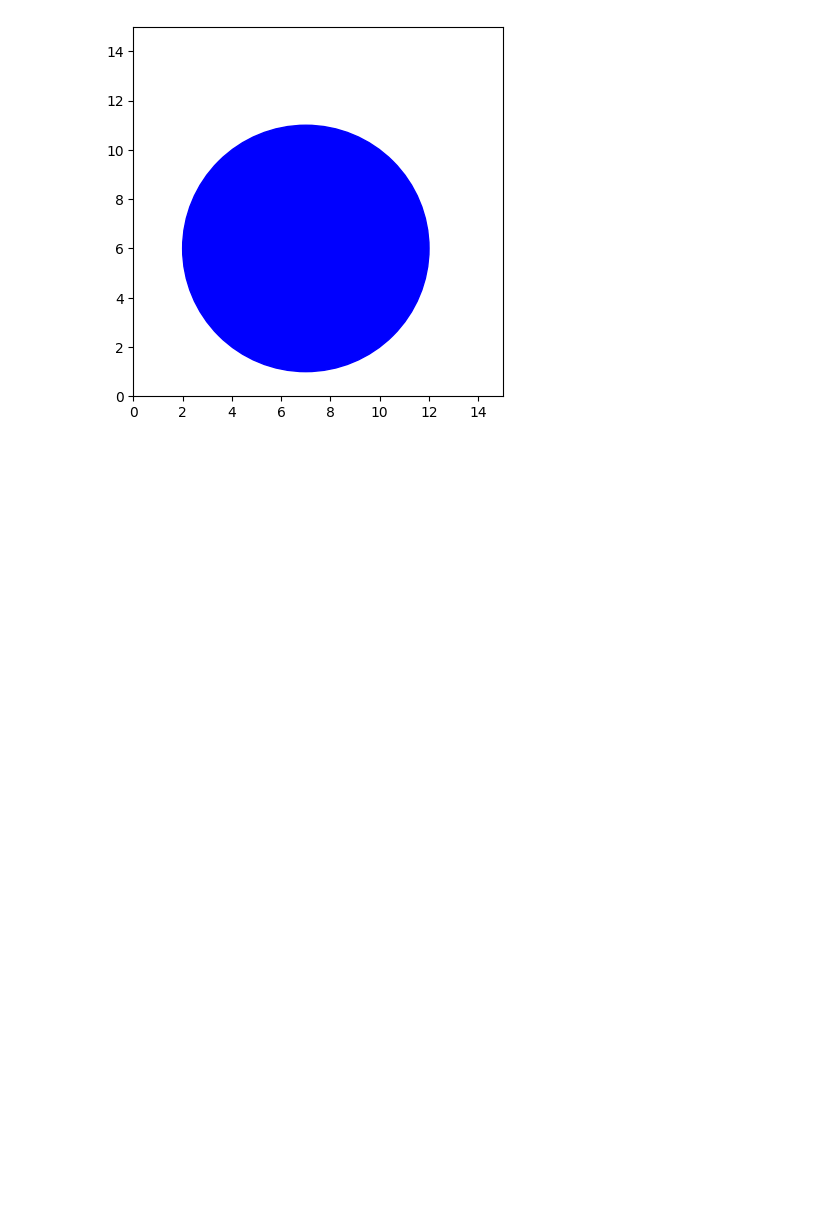
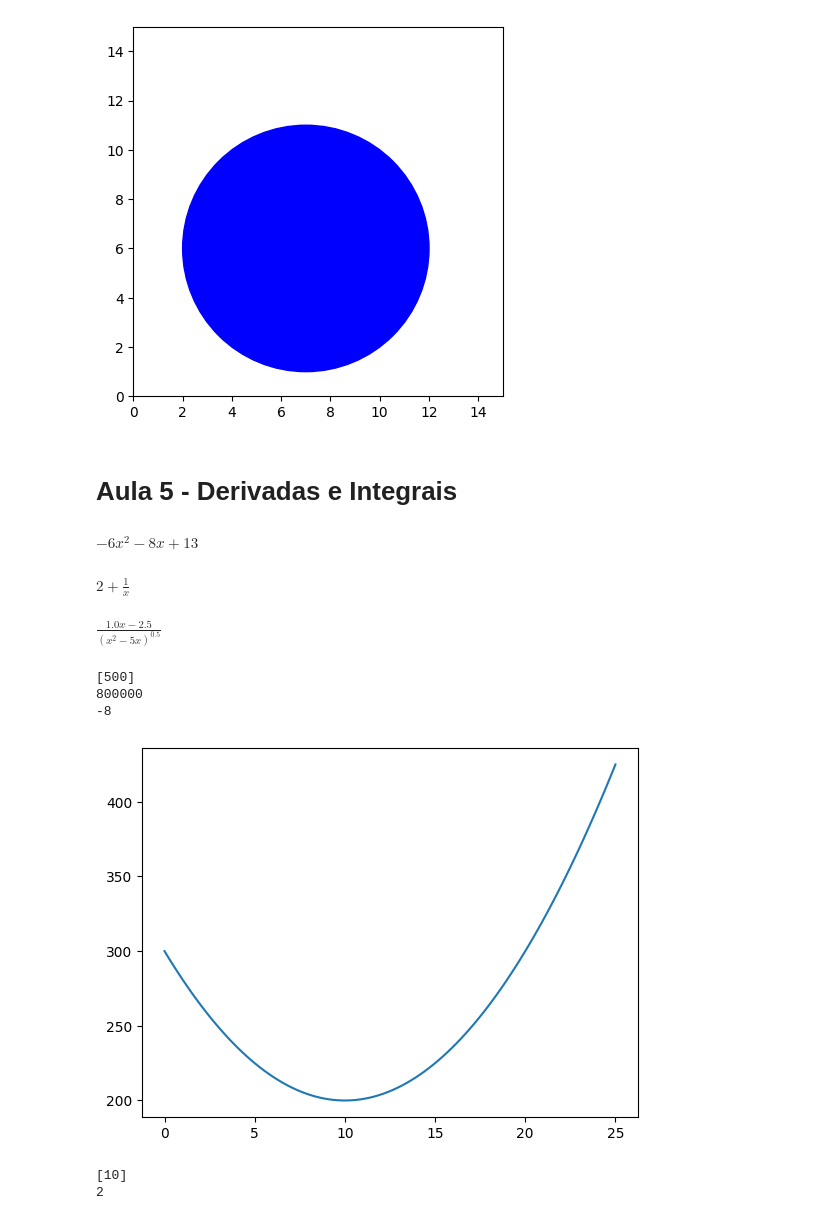
Before and after one commit to joaovictor2306069/Matematica-Aplicada, a Jupyter notebook: Ferramentas_Matematica_Aplicadas.ipynb, the cells around one changed output. Saved outputs shown, nothing was run; the diff lists cells and outputs as text; code cells hidden in the pictures; blank space fills up the shorter version.

```diff
--- a/Ferramentas_Matematica_Aplicadas.ipynb
+++ b/Ferramentas_Matematica_Aplicadas.ipynb
@@ -251,3 +251,64 @@ plt.xlim(0,15)
 plt.show()
 # %% [output]
 [figure]
+# %% [markdown]
+
+# Aula 5 - Derivadas e Integrais
+# %%
+from sympy import *
+x,f = symbols("x f")
+f = -2*x**3 -4*x**2 + 13*x -1
+diff(f ,x )
+# %% [output]
+$\displaystyle - 6 x^{2} - 8 x + 13$
+# %%
+from sympy import *
+x,g = symbols("x g")
+g  = 2*x + ln(x)
+diff(g,x)
+# %% [output]
+$\displaystyle 2 + \frac{1}{x}$
+# %%
+from sympy import *
+x,v = symbols("x v")
+v = (x**2 - 5*x)**(0.5)
+diff(v,x)
+# %% [output]
+$\displaystyle \frac{1.0 x - 2.5}{\left(x^{2} - 5 x\right)^{0.5}}$
+# %%
+# Maximos e minimos
+from sympy import *
+x,y = symbols("x y")
+y = -4*x**2 + 4000 *x - 200000
+df = diff(y,x)
+d2f = diff(y,x,2)
+p = solve(Eq(df,0)) # preço de venda
+i = y.subs(x,p[0]) # Lucro maximo
+ds = d2f.subs(x,p[0]) # Ponto de minino
+print(p)
+print(i)
+print(ds)
+# %% [output]
+[500]
+800000
+-8
+# %%
+from sympy import *
+import matplotlib.pyplot as plt
+import numpy as np
+x = np.linspace(0,25,100)
+c = x**2 -20*x + 300
+plt.plot(x,c)
+plt.show()
+x,c = symbols("x c")
+c = x**2 -20*x + 300
+df = diff(c,x)
+d2f = diff(c,x,2)
+p = solve(Eq(df,0)) # Preço otimo
+ds = d2f.subs(x,p[0]) # Ponto de minina
+print(p)
+print(ds)
+# %% [output]
+[figure, added]
+[10]
+2
```
Also changed, not shown: parts of 10 cells of this notebook.
